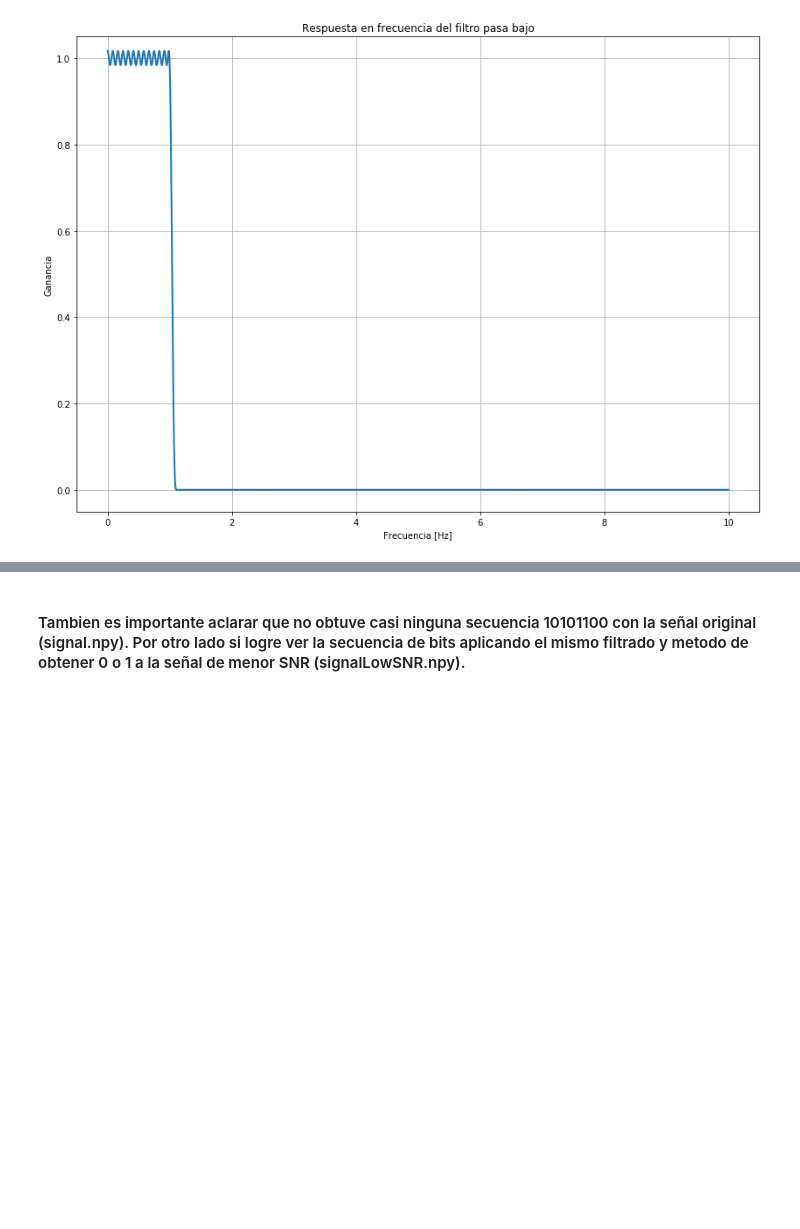
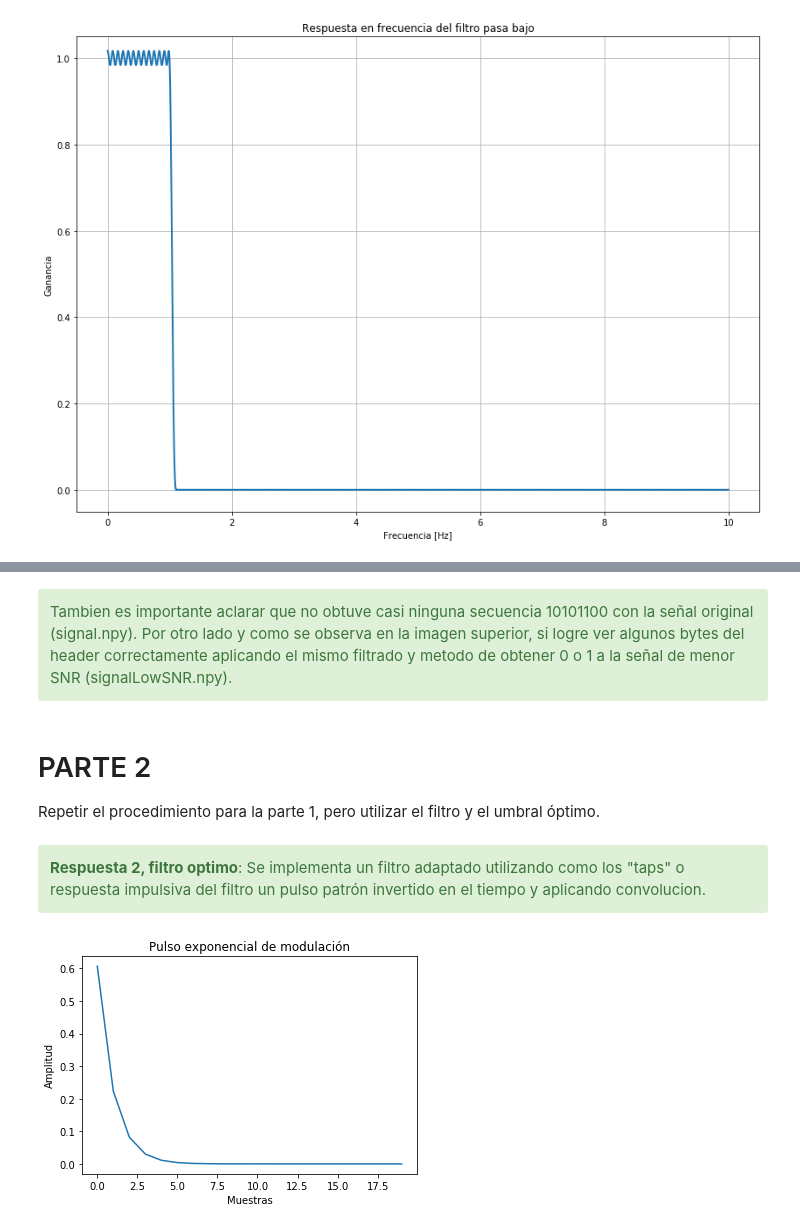
Before and after one commit to royconejo/PdS2, a Jupyter notebook: TP1.ipynb, the cells around one changed output, grey strips where cells are left out. Saved outputs shown, nothing was run; the diff lists cells and outputs as text; code cells hidden in the pictures; blank space fills up the shorter version.

Commit message:
TP1 parte 2, filtro adaptado y umbral optimo

```diff
--- a/TP1.ipynb
+++ b/TP1.ipynb
@@ -124,4 +127,21 @@ plt.show ()
 #### detalle de los valores 0 o 1 en la señal filtrada
 <img src="g7c.png" />
 # %% [markdown]
-#### Tambien es importante aclarar que no obtuve casi ninguna secuencia 10101100 con la señal original (signal.npy). Por otro lado si logre ver la secuencia de bits aplicando el mismo filtrado y metodo de obtener 0 o 1 a la señal de menor SNR (signalLowSNR.npy).
+<div class="alert alert-block alert-success">Tambien es importante aclarar que no obtuve casi ninguna secuencia 10101100 con la señal original (signal.npy). Por otro lado y como se observa en la imagen superior, si logre ver algunos bytes del header correctamente aplicando el mismo filtrado y metodo de obtener 0 o 1 a la señal de menor SNR (signalLowSNR.npy).</div>
+# %% [markdown]
+# PARTE 2
+
+Repetir el procedimiento para la parte 1, pero utilizar el filtro y el umbral óptimo.
+# %% [markdown]
+<div class="alert alert-block alert-success"><b>Respuesta 2, filtro optimo</b>: Se implementa un filtro adaptado utilizando como los "taps" o respuesta impulsiva del filtro un pulso patrón invertido en el tiempo y aplicando convolucion.</div>
+# %%
+pulse = np.load ('pulse.npy')
+
+plt.figure ()
+plt.plot   (pulse)
+plt.title  ('Pulso exponencial de modulación')
+plt.xlabel ('Muestras')
+plt.ylabel ('Amplitud')
+plt.show   ()
+# %% [output]
+[figure, added]
```
Also changed, not shown: parts of 11 cells of this notebook.
